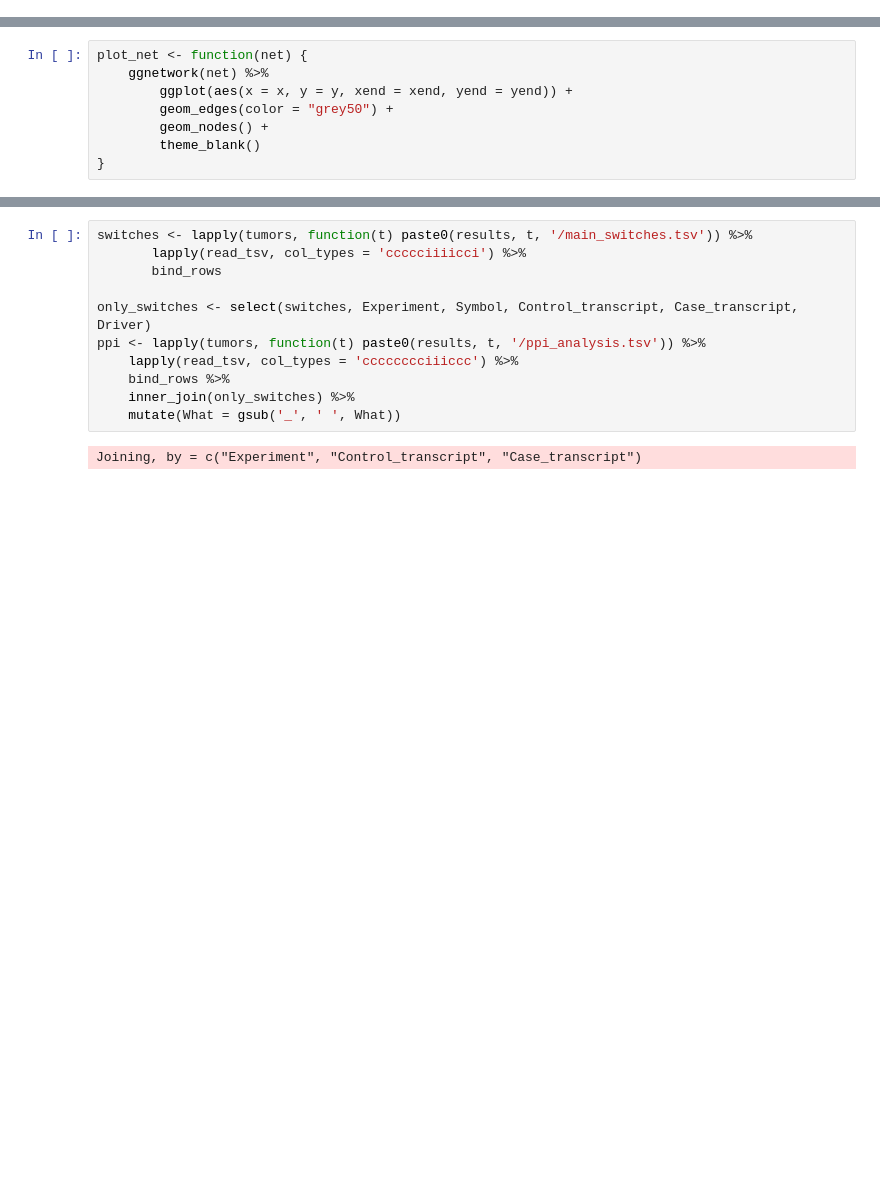
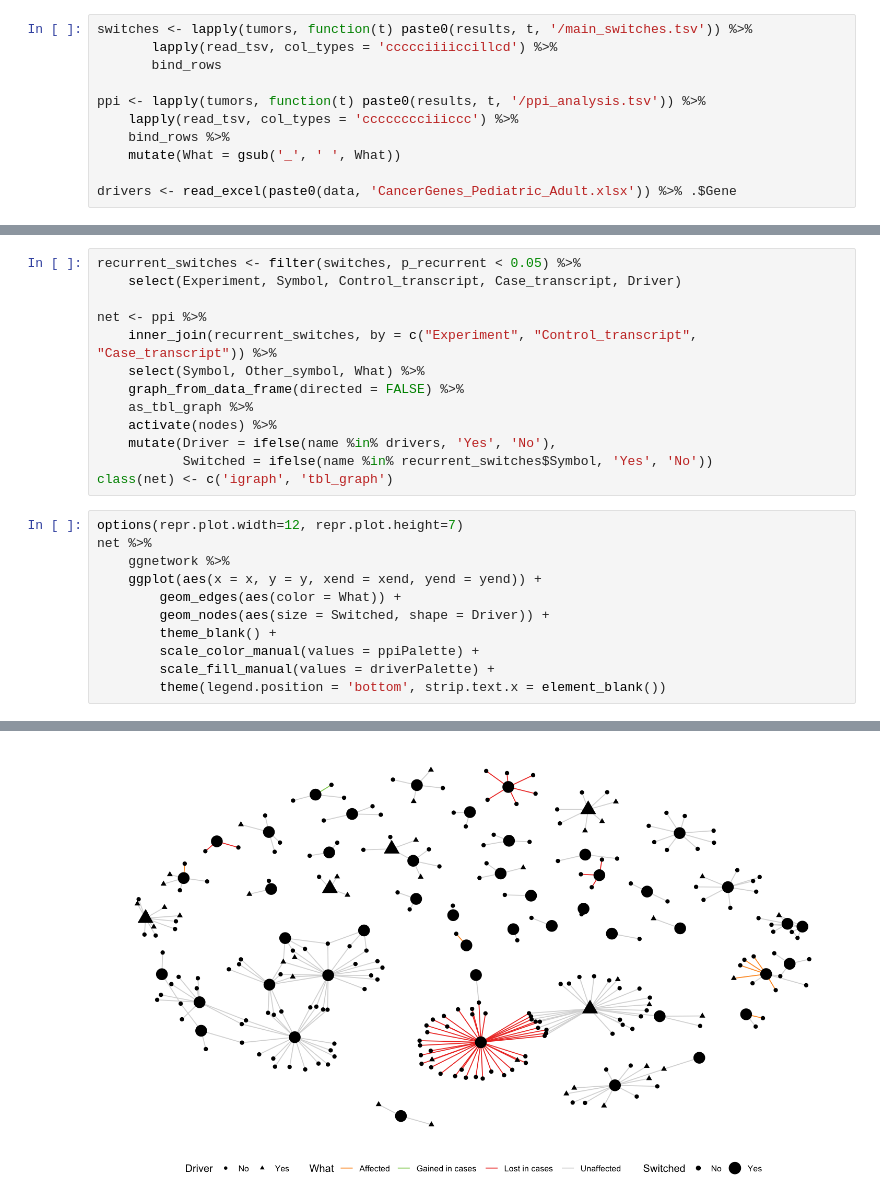
Before and after one commit to hclimente/miallma, a Jupyter notebook: doc/ppi.ipynb, the cells around one changed output, grey strips where cells are left out. Drawn from its saved outputs; the diff is of its cells as text; blank space fills up the shorter version.

```diff
--- a/doc/ppi.ipynb
+++ b/doc/ppi.ipynb
@@ -33,0 +19,11 @@ The following objects are masked from ‘package:stats’:
+# %%
+switches <- lapply(tumors, function(t) paste0(results, t, '/main_switches.tsv')) %>%
+       lapply(read_tsv, col_types = 'ccccciiiiccillcd') %>%
+       bind_rows
+
+ppi <- lapply(tumors, function(t) paste0(results, t, '/ppi_analysis.tsv')) %>%
+    lapply(read_tsv, col_types = 'cccccccciiiccc') %>%
+    bind_rows %>%
+    mutate(What = gsub('_', ' ', What))
+
+drivers <- read_excel(paste0(data, 'CancerGenes_Pediatric_Adult.xlsx')) %>% .$Gene
@@ -34,8 +62,25 @@ The following objects are masked from ‘package:stats’:
+# %%
+recurrent_switches <- filter(switches, p_recurrent < 0.05) %>%
+    select(Experiment, Symbol, Control_transcript, Case_transcript, Driver)
+
+net <- ppi %>%
+    inner_join(recurrent_switches, by = c("Experiment", "Control_transcript", "Case_transcript")) %>%
+    select(Symbol, Other_symbol, What) %>%
+    graph_from_data_frame(directed = FALSE) %>%
+    as_tbl_graph %>%
+    activate(nodes) %>%
+    mutate(Driver = ifelse(name %in% drivers, 'Yes', 'No'),
+           Switched = ifelse(name %in% recurrent_switches$Symbol, 'Yes', 'No'))
+class(net) <- c('igraph', 'tbl_graph')
 # %%
-plot_net <- function(net) {
-    ggnetwork(net) %>%
-        ggplot(aes(x = x, y = y, xend = xend, yend = yend)) +
-        geom_edges(color = "grey50") +
-        geom_nodes() +
-        theme_blank()
-}
+options(repr.plot.width=12, repr.plot.height=7)
+net %>%
+    ggnetwork %>%
+    ggplot(aes(x = x, y = y, xend = xend, yend = yend)) +
+        geom_edges(aes(color = What)) +
+        geom_nodes(aes(size = Switched, shape = Driver)) +
+        theme_blank() +
+        scale_color_manual(values = ppiPalette) +
+        scale_fill_manual(values = driverPalette) +
+        theme(legend.position = 'bottom', strip.text.x = element_blank())
+# %% [output]
@@ -42,13 +91 @@ plot_net <- function(net) {
+[figure, added]
-# %%
-switches <- lapply(tumors, function(t) paste0(results, t, '/main_switches.tsv')) %>%
-       lapply(read_tsv, col_types = 'ccccciiiicci') %>%
-       bind_rows
-
-only_switches <- select(switches, Experiment, Symbol, Control_transcript, Case_transcript, Driver)
-ppi <- lapply(tumors, function(t) paste0(results, t, '/ppi_analysis.tsv')) %>%
-    lapply(read_tsv, col_types = 'cccccccciiiccc') %>%
-    bind_rows %>%
-    inner_join(only_switches) %>%
-    mutate(What = gsub('_', ' ', What))
-# %% [output]
-Joining, by = c("Experiment", "Control_transcript", "Case_transcript")
```
Also changed, not shown: parts of 12 cells of this notebook, 6 other files.
